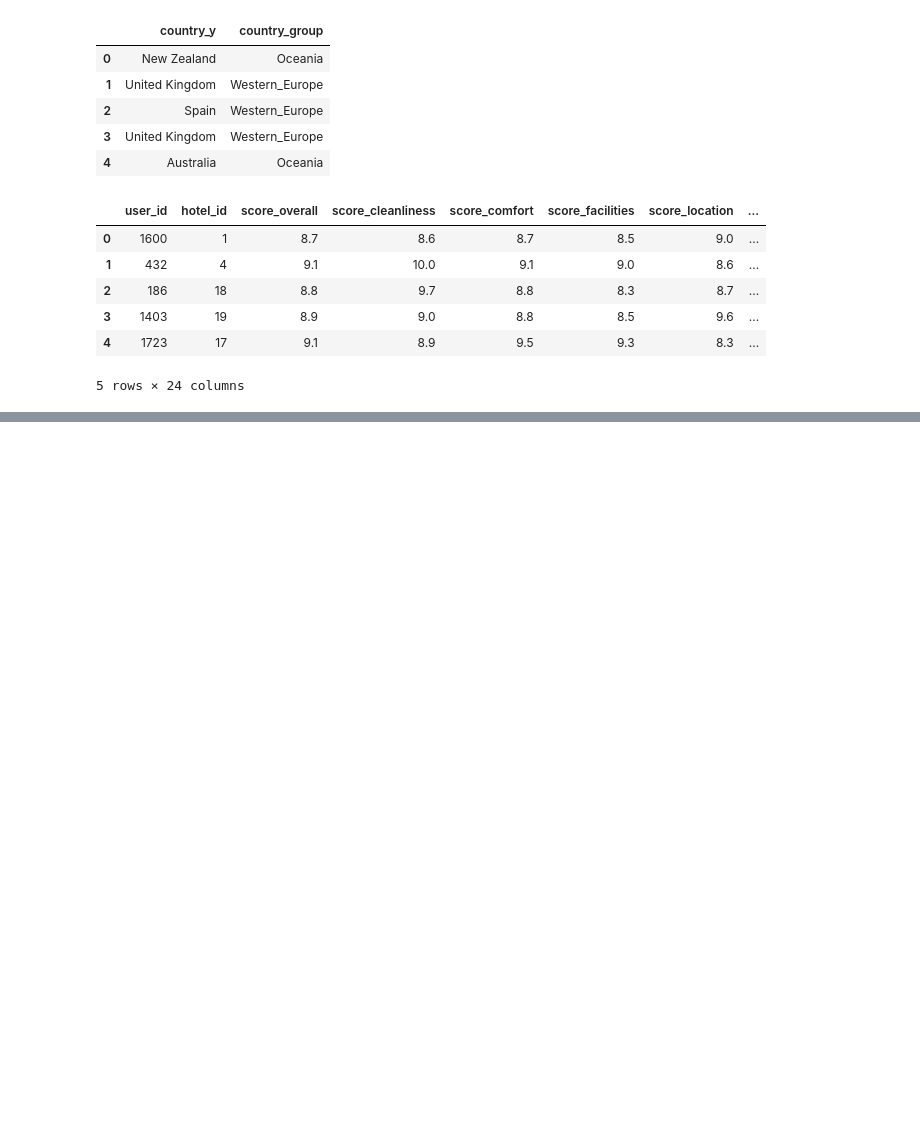
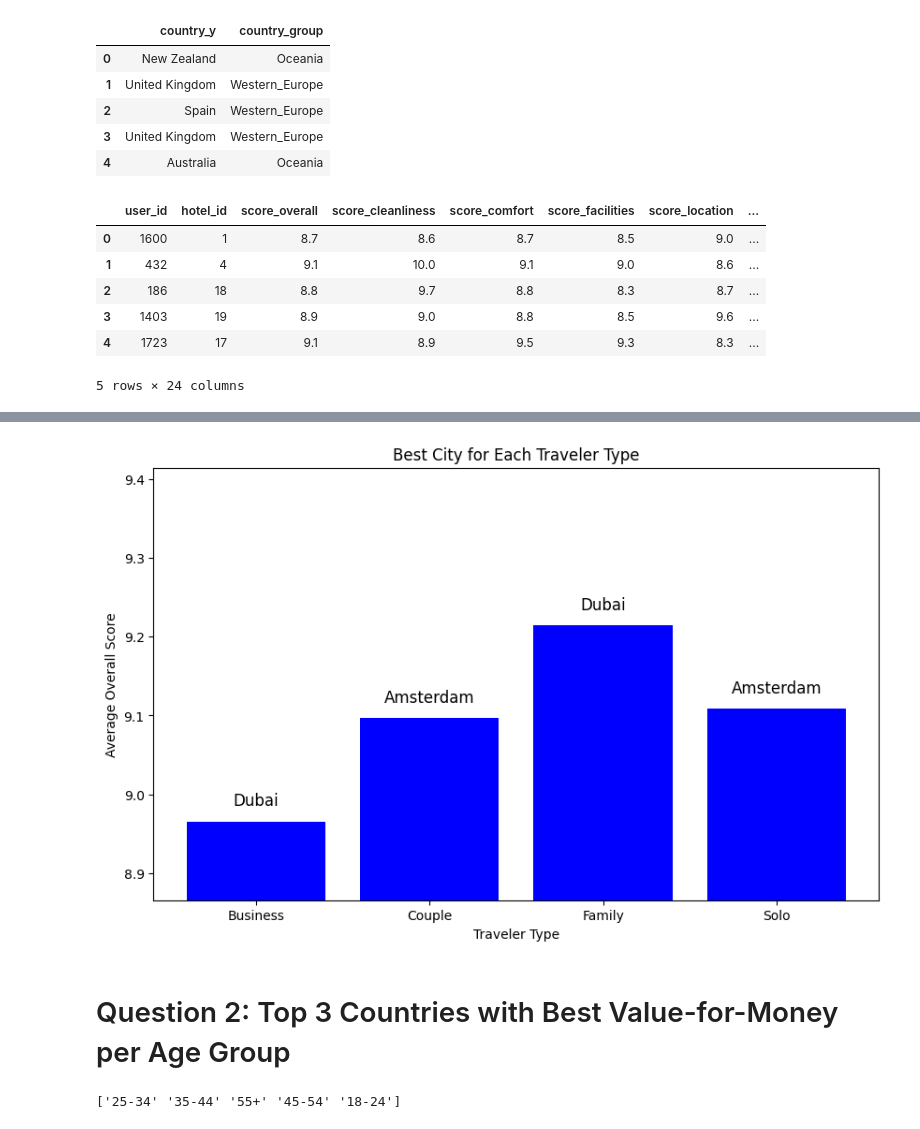
Before and after one commit to helguindy/hotel-booking-analytics, a Jupyter notebook: notebooks/habiba.ipynb, the cells around one changed output, grey strips where cells are left out. Saved outputs shown, nothing was run; the diff lists cells and outputs as text; code cells hidden in the pictures; blank space fills up the shorter version.

Commit message:
cleaning and data engineering questions done

```diff
--- a/notebooks/habiba.ipynb
+++ b/notebooks/habiba.ipynb
@@ -145,0 +141,6 @@ shutil.move("/kaggle/working/data/merged_hotel_data.csv", "/kaggle/working/merge
+# %%
+#group reviews by traveler type and city
+#calculate the average score overall score for each group
+#remove the grouping index back to normal index
+city_scores = merged_df.groupby(['traveller_type', 'city'])['score_overall'].mean().reset_index()
+city_scores.head()
@@ -145,0 +163,3 @@ shutil.move("/kaggle/working/data/merged_hotel_data.csv", "/kaggle/working/merge
+# %%
+#find the row with the highest score for each traveler type.
+best_city_per_type = city_scores.loc[city_scores.groupby('traveller_type')['score_overall'].idxmax()]
@@ -145,0 +174,28 @@ shutil.move("/kaggle/working/data/merged_hotel_data.csv", "/kaggle/working/merge
+# %%
+import matplotlib.pyplot as plt
+
+plt.figure(figsize=(10,6))
+plt.bar(best_city_per_type['traveller_type'],
+        best_city_per_type['score_overall'],
+        color='blue')
+
+
+for i, (traveler, city, score) in enumerate(zip(best_city_per_type['traveller_type'],
+                                                best_city_per_type['city'],
+                                                best_city_per_type['score_overall'])):
+    plt.text(i, score + 0.02, city, ha='center', fontsize=12)
+
+plt.xlabel("Traveler Type")
+plt.ylabel("Average Overall Score")
+plt.title("Best City for Each Traveler Type")
+plt.ylim(best_city_per_type['score_overall'].min() - 0.1,
+         best_city_per_type['score_overall'].max() + 0.2)
+plt.show()
+# %% [output]
+[figure, added]
+# %% [markdown]
+# Question 2: Top 3 Countries with Best Value-for-Money per Age Group
+# %%
+print(merged_df['age_group'].unique())
+# %% [output]
+['25-34' '35-44' '55+' '45-54' '18-24']
```
Also changed, not shown: parts of 16 cells of this notebook.
